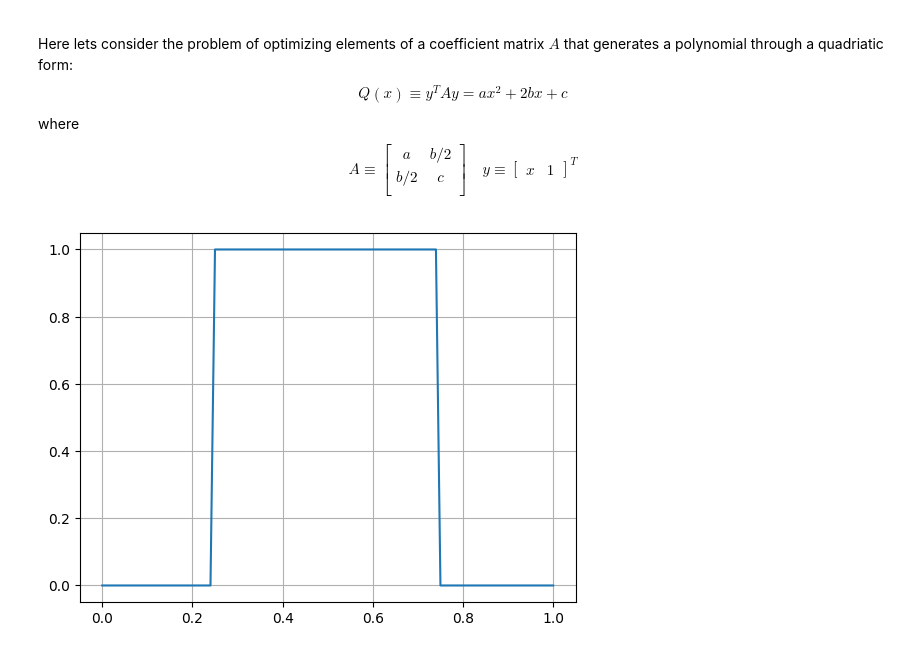
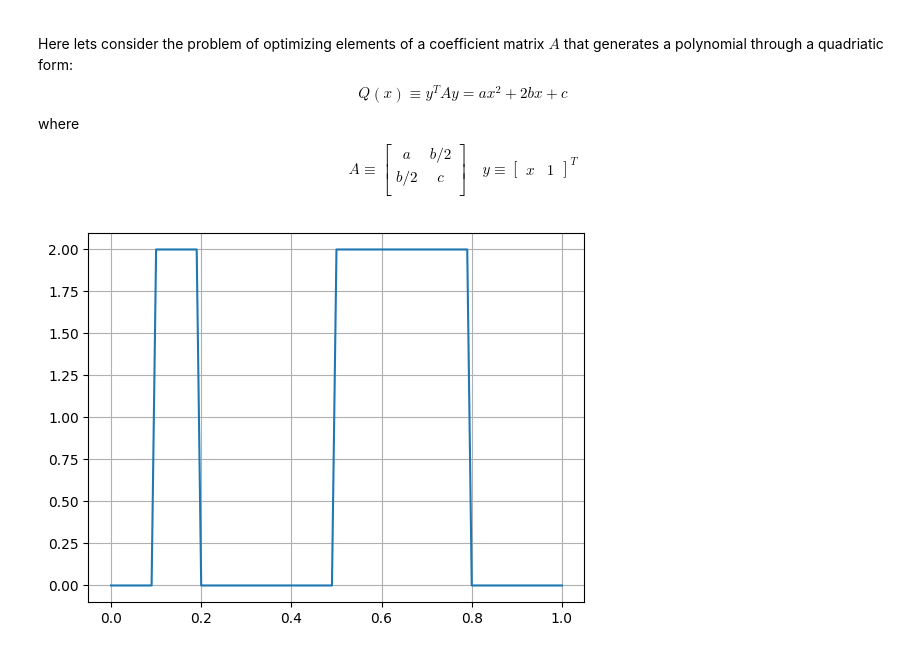
Before and after one commit to a-dag-a/sandbox__ML, a Jupyter notebook: autodiff/WIP.ipynb, the cells around one changed output. Cells and saved outputs as stored; diff of their text form; code cells hidden in the pictures.

```diff
--- a/autodiff/WIP.ipynb
+++ b/autodiff/WIP.ipynb
@@ -16,13 +16,15 @@ import torch.nn as nn
 import numpy as np
 import matplotlib.pyplot as plt
 # %%
-# parameters_ideal = torch.tensor([1,1,0.5],dtype=torch.float64)
-# plt.plot(w,np.abs(computeValues(parameters_ideal,w))); plt.grid()
+# # parameters_ideal = torch.tensor([1,1,0.5],dtype=torch.float64)
+# # plt.plot(w,np.abs(computeValues(parameters_ideal,w))); plt.grid()
 
-polynomial_target = torch.zeros(len(w))
-polynomial_target = torch.zeros(len(w))
-polynomial_target[int(0.25*len(w)):int(0.75*len(w))] = 1
-plt.plot(w,abs(polynomial_target)); plt.grid()
+# polynomial_target = torch.zeros(len(w))
+# polynomial_target = torch.zeros(len(w))
+# # polynomial_target[int(0.25*len(w)):int(0.75*len(w))] = 2
+# polynomial_target[int(0.1*len(w)):int(0.2*len(w))] = 2
+# polynomial_target[int(0.5*len(w)):int(0.8*len(w))] = 2
+# plt.plot(w,abs(polynomial_target)); plt.grid()
 # %% [output]
-[figure, old version]
+[figure, new version]
 # %%
```
Also changed, not shown: parts of 2 cells of this notebook.
